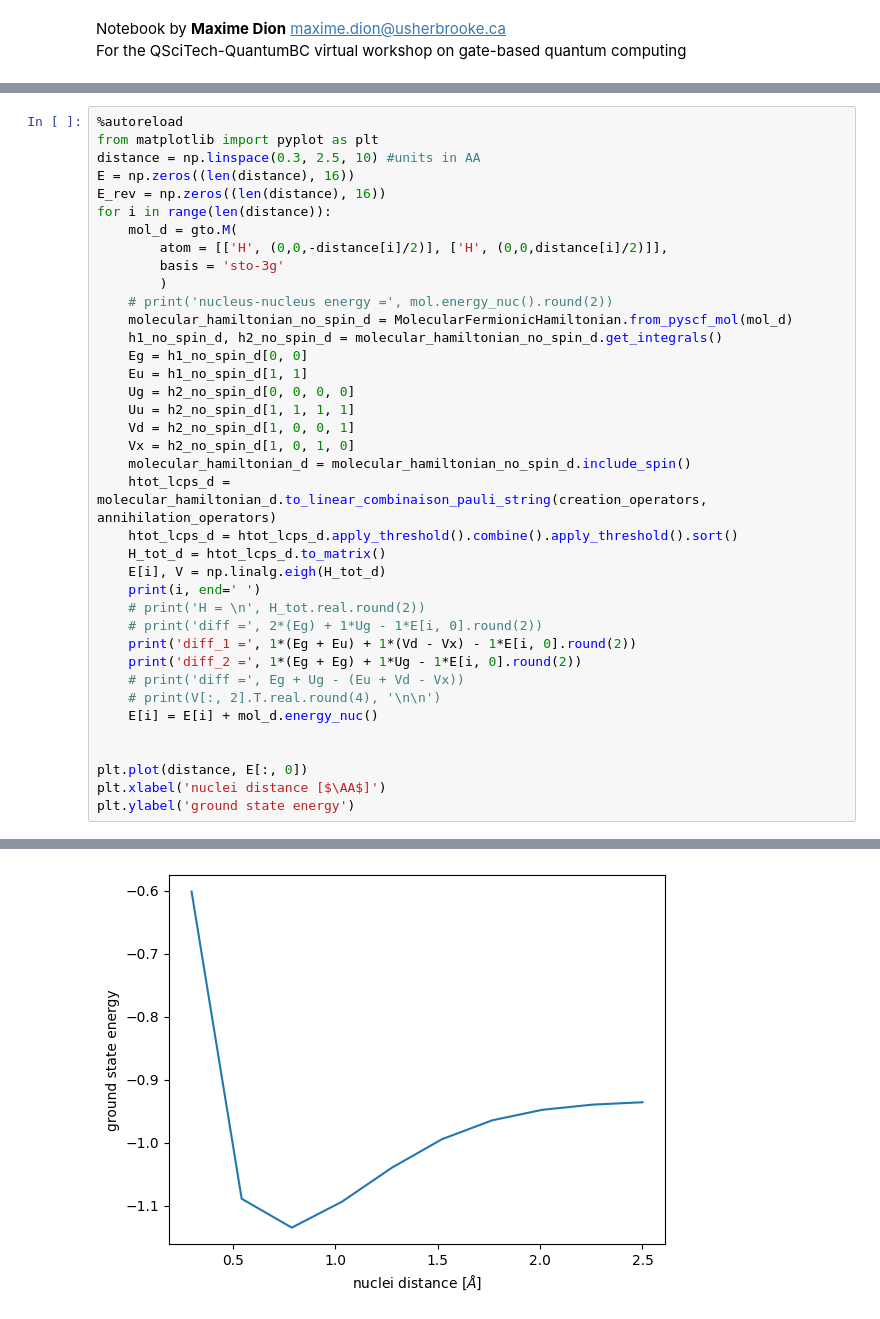
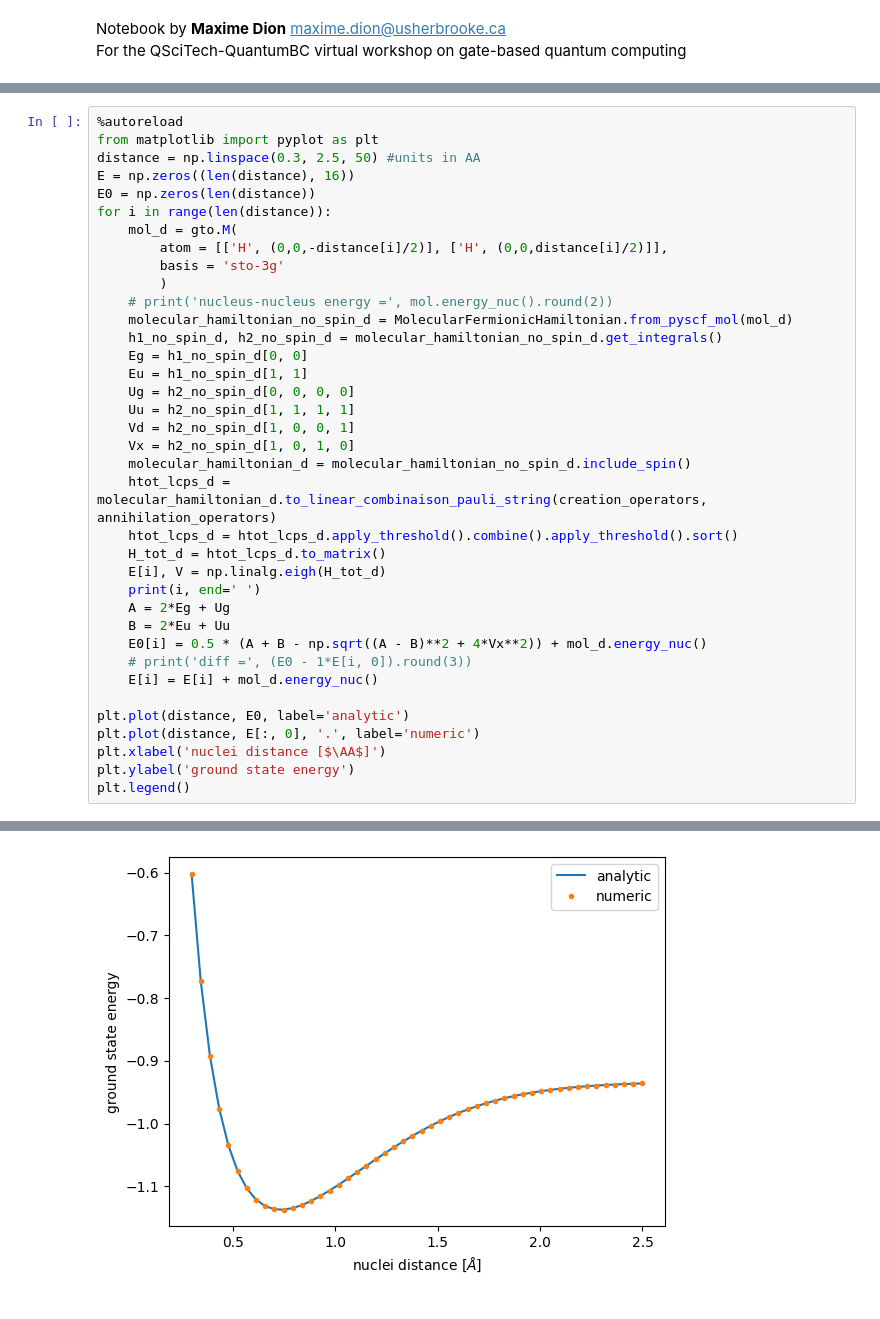
Before and after one commit to QSciTech-QuantumBC-Workshop/Group5, a Jupyter notebook: activity_mapping.ipynb, the cells around one changed output, grey strips where cells are left out. Cells and saved outputs as stored; diff of their text form.

```diff
--- a/activity_mapping.ipynb
+++ b/activity_mapping.ipynb
@@ -834,9 +835,9 @@ print(E0[0] + mol.energy_nuc())
 # %%
 %autoreload
 from matplotlib import pyplot as plt
-distance = np.linspace(0.3, 2.5, 10) #units in AA
+distance = np.linspace(0.3, 2.5, 50) #units in AA
 E = np.zeros((len(distance), 16))
-E_rev = np.zeros((len(distance), 16))
+E0 = np.zeros(len(distance))
 for i in range(len(distance)):
     mol_d = gto.M(
         atom = [['H', (0,0,-distance[i]/2)], ['H', (0,0,distance[i]/2)]],
@@ -857,16 +858,15 @@ for i in range(len(distance)):
     H_tot_d = htot_lcps_d.to_matrix()
     E[i], V = np.linalg.eigh(H_tot_d)
     print(i, end=' ')
-    # print('H = \n', H_tot.real.round(2))
-    # print('diff =', 2*(Eg) + 1*Ug - 1*E[i, 0].round(2))
-    print('diff_1 =', 1*(Eg + Eu) + 1*(Vd - Vx) - 1*E[i, 0].round(2))
-    print('diff_2 =', 1*(Eg + Eg) + 1*Ug - 1*E[i, 0].round(2))
-    # print('diff =', Eg + Ug - (Eu + Vd - Vx))
-    # print(V[:, 2].T.real.round(4), '\n\n')
+    A = 2*Eg + Ug
+    B = 2*Eu + Uu
+    E0[i] = 0.5 * (A + B - np.sqrt((A - B)**2 + 4*Vx**2)) + mol_d.energy_nuc()
+    # print('diff =', (E0 - 1*E[i, 0]).round(3))
     E[i] = E[i] + mol_d.energy_nuc()
 
-
-plt.plot(distance, E[:, 0])
+plt.plot(distance, E0, label='analytic')
+plt.plot(distance, E[:, 0], '.', label='numeric')
 plt.xlabel('nuclei distance [$\AA$]')
 plt.ylabel('ground state energy')
+plt.legend()
 # %% [output]
@@ -894 +875 @@ Text(0, 0.5, 'ground state energy')
-[figure, old version]
+[figure, new version]
```
Also changed, not shown: parts of 2 cells of this notebook.
